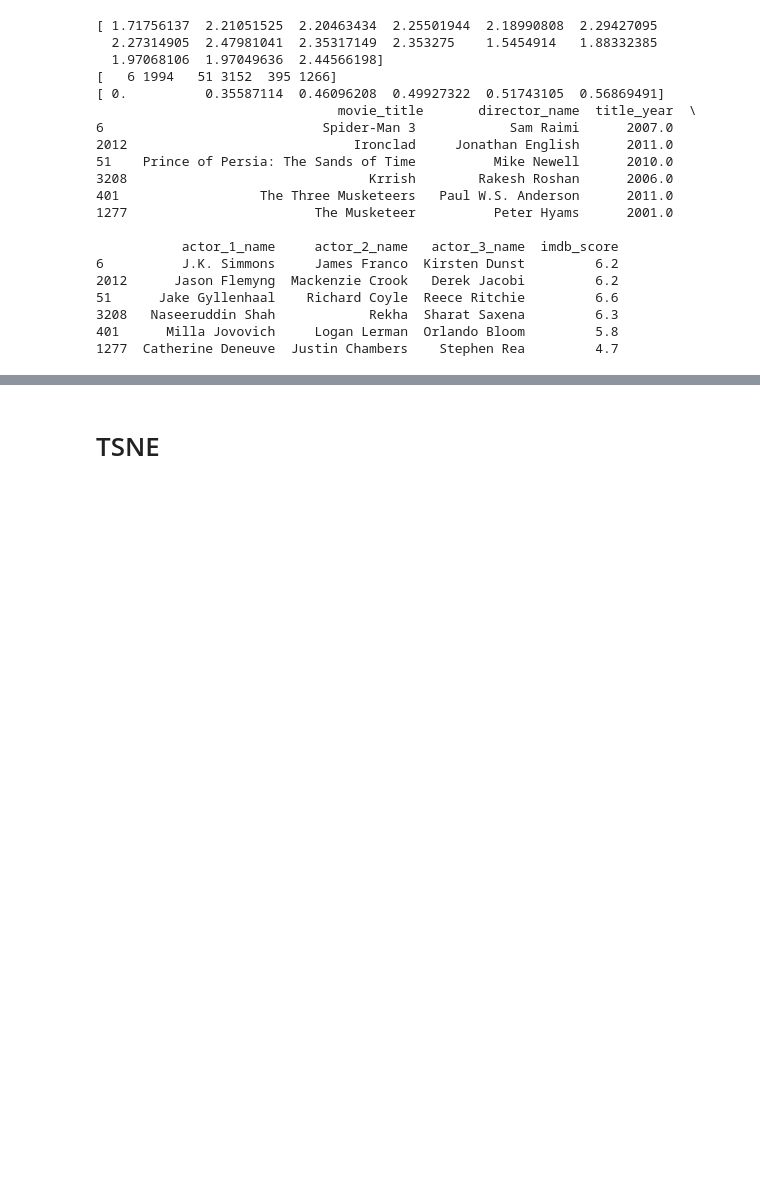
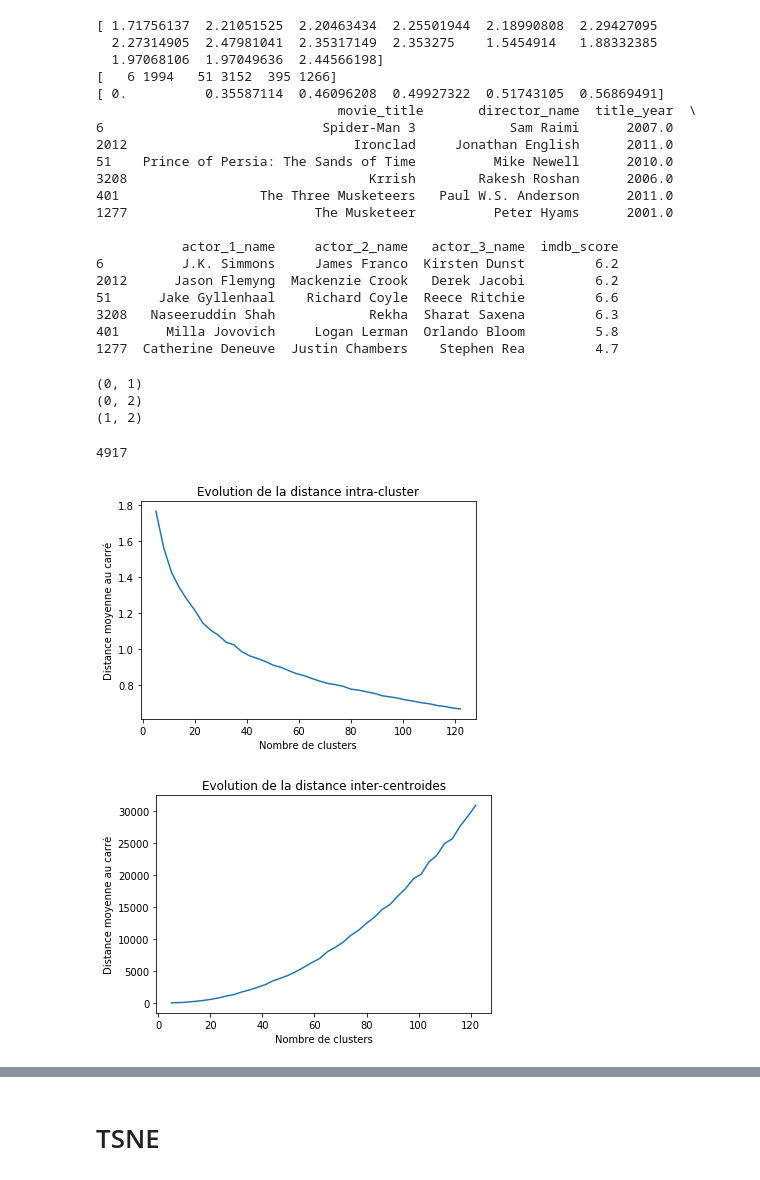
Before and after one commit to Coni63/OC_DS, a Jupyter notebook: P3/Film Recommander.ipynb, the cells around one changed output, grey strips where cells are left out. Drawn from its saved outputs; the diff is of its cells as text; code cells hidden in the pictures; blank space fills up the shorter version.

```diff
--- a/P3/Film Recommander.ipynb
+++ b/P3/Film Recommander.ipynb
@@ -1511,3 +1549,50 @@ print(df.iloc[n_closest][check_features])
 #     ax.scatter(X_embedded[:, 0], X_embedded[:, 1], X_embedded[:, 2], c=df2['label'])
 #     plt.title(i)
 #     plt.show()
+# %%
+from itertools import combinations
+
+for x in combinations(list(range(3)), 2):
+    print(x)
+# %% [output]
+(0, 1)
+(0, 2)
+(1, 2)
+# %%
+x = list(range(5, 125, 3))
+inertia_list = []
+dist_centroid = []
+
+for i in range(5, 125, 3):
+    kmeans = KMeans(init="k-means++", n_clusters=i)
+    X_embedded = kmeans.fit_transform(df_encoded)
+    inertia = kmeans.inertia_/len(kmeans.labels_)
+    centroids = kmeans.cluster_centers_
+    d_tot = 0
+    for x, y in combinations(list(range(i)), 2):
+        d_tot += np.sum(np.square(centroids[x]-centroids[y]))
+    inertia_list.append(inertia)
+
+
+    dist_centroid.append(d_tot)
+# %%
+len(kmeans.labels_)
+# %% [output]
+4917
+# %%
+plt.plot(list(range(5, 125, 3)), inertia_list)
+plt.ylabel("Distance moyenne au carré")
+plt.xlabel("Nombre de clusters")
+plt.title("Evolution de la distance intra-cluster")
+plt.savefig("img/dist_intra_centroide.png")
+plt.show()
+
+plt.plot(list(range(5, 125, 3)), dist_centroid)
+plt.ylabel("Distance moyenne au carré")
+plt.xlabel("Nombre de clusters")
+plt.title("Evolution de la distance inter-centroides")
+plt.savefig("img/dist_inter_centroide.png")
+plt.show()
+# %% [output]
+[figure, added]
+[figure, added]
```
Also changed, not shown: parts of 22 cells of this notebook, 12 other files.
